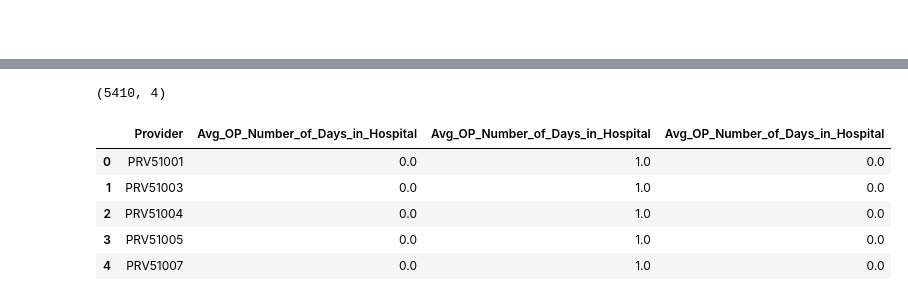
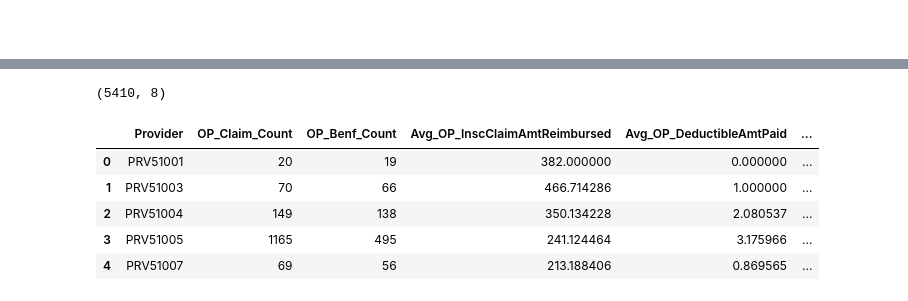
Before and after one commit to Manikanta-Peumalla1/Provider_Fraud_Detection, a Jupyter notebook: Data_Preparation_Code/Data_Preparation_Code.ipynb, the cells around one changed output, grey strips where cells are left out. Drawn from its saved outputs; the diff is of its cells as text; code cells hidden in the pictures.

```diff
--- a/Data_Preparation_Code/Data_Preparation_Code.ipynb
+++ b/Data_Preparation_Code/Data_Preparation_Code.ipynb
@@ -354,23 +253,32 @@ df_op_provider_amt.head()
 # %%
-df_op_counts = df_op_provider.groupby('Provider', as_index=False).agg({
+df_op_final = df_op_provider.groupby('Provider', as_index=False).agg({
+    "OP_ClaimID" : lambda x : x.nunique(),
+    "BeneID" : lambda x : x.nunique(),
+    'OP_InscClaimAmtReimbursed' : lambda x: x.mean(),
+    'OP_DeductibleAmtPaid' : lambda x : x.mean(),
     'OP_Claim_Days': lambda x: x.mode().iloc[0] if not x.mode().empty else None,
     'OP_Unique_Disease_Count': lambda x: x.mode().iloc[0] if not x.mode().empty else None,
     'OP_Unique_Treatment_Count': lambda x: x.mode().iloc[0] if not x.mode().empty else None
+
 })
 
-df_op_counts.rename(columns = {
+df_op_final.rename(columns = {
+    "OP_ClaimID":"OP_Claim_Count",
+    "BeneID" : "OP_Benf_Count",
     'OP_Claim_Days': "Avg_OP_Number_of_Days_in_Hospital",
     'OP_Unique_Disease_Count': "Avg_OP_Number_of_Days_in_Hospital",
-    'OP_Unique_Treatment_Count': "Avg_OP_Number_of_Days_in_Hospital"
+    'OP_Unique_Treatment_Count': "Avg_OP_Number_of_Days_in_Hospital" ,
+    'OP_InscClaimAmtReimbursed' : "Avg_OP_InscClaimAmtReimbursed",
+    "OP_DeductibleAmtPaid":"Avg_OP_DeductibleAmtPaid"
 }, inplace= True)
 
-print(df_op_counts.shape)
-df_op_counts.head()
+print(df_op_final.shape)
+df_op_final.head()
 # %% [output]
-(5410, 4)
+(5410, 8)
-|  | Provider | Avg_OP_Number_of_Days_in_Hospital | Avg_OP_Number_of_Days_in_Hospital | Avg_OP_Number_of_Days_in_Hospital |
-| 0 | PRV51001 | 0.0 | 1.0 | 0.0 |
-| 1 | PRV51003 | 0.0 | 1.0 | 0.0 |
-| 2 | PRV51004 | 0.0 | 1.0 | 0.0 |
-| 3 | PRV51005 | 0.0 | 1.0 | 0.0 |
-| 4 | PRV51007 | 0.0 | 1.0 | 0.0 |
+|  | Provider | OP_Claim_Count | OP_Benf_Count | Avg_OP_InscClaimAmtReimbursed | Avg_OP_DeductibleAmtPaid | ... |
+| 0 | PRV51001 | 20 | 19 | 382.000000 | 0.000000 | ... |
+| 1 | PRV51003 | 70 | 66 | 466.714286 | 1.000000 | ... |
+| 2 | PRV51004 | 149 | 138 | 350.134228 | 2.080537 | ... |
+| 3 | PRV51005 | 1165 | 495 | 241.124464 | 3.175966 | ... |
+| 4 | PRV51007 | 69 | 56 | 213.188406 | 0.869565 | ... |
```
Also changed, not shown: parts of 20 cells of this notebook, 1 other file.
